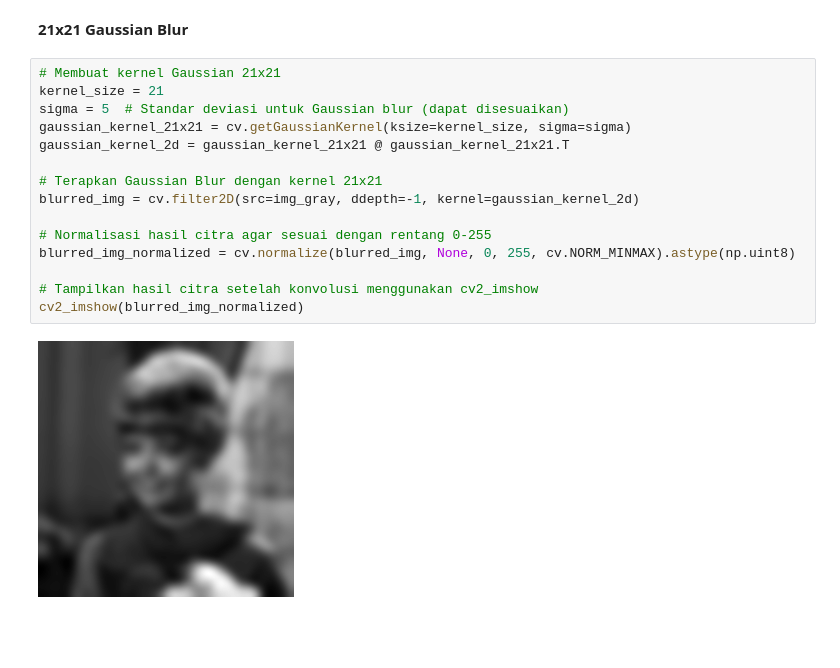
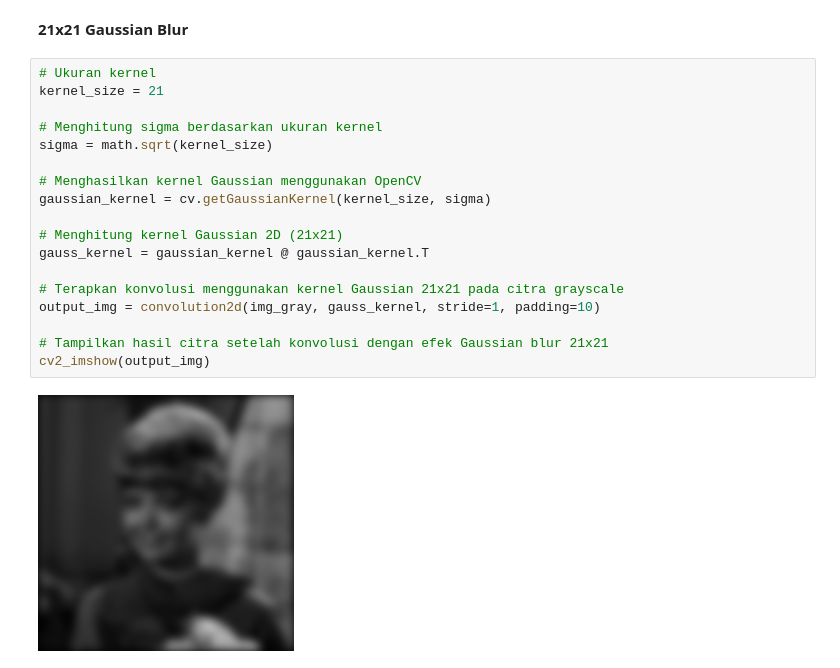
Before and after one commit to satriaabraarr/PCVK_Ganjil_2024, a Jupyter notebook: Modul7.ipynb, the cells around one changed output. Cells and saved outputs as stored; diff of their text form; blank space fills up the shorter version.

```diff
--- a/Modul7.ipynb
+++ b/Modul7.ipynb
@@ -152,20 +152,23 @@ cv2_imshow(output_img)
 [figure]
 # %% [markdown]
 **21x21 Gaussian Blur**
-# %%
-# Membuat kernel Gaussian 21x21
-kernel_size = 21
-sigma = 5  # Standar deviasi untuk Gaussian blur (dapat disesuaikan)
-gaussian_kernel_21x21 = cv.getGaussianKernel(ksize=kernel_size, sigma=sigma)
-gaussian_kernel_2d = gaussian_kernel_21x21 @ gaussian_kernel_21x21.T
-
-# Terapkan Gaussian Blur dengan kernel 21x21
-blurred_img = cv.filter2D(src=img_gray, ddepth=-1, kernel=gaussian_kernel_2d)
-
-# Normalisasi hasil citra agar sesuai dengan rentang 0-255
-blurred_img_normalized = cv.normalize(blurred_img, None, 0, 255, cv.NORM_MINMAX).astype(np.uint8)
-
-# Tampilkan hasil citra setelah konvolusi menggunakan cv2_imshow
-cv2_imshow(blurred_img_normalized)
-# %% [output]
-[figure, removed]
+# %%
+# Ukuran kernel
+kernel_size = 21
+
+# Menghitung sigma berdasarkan ukuran kernel
+sigma = math.sqrt(kernel_size)
+
+# Menghasilkan kernel Gaussian menggunakan OpenCV
+gaussian_kernel = cv.getGaussianKernel(kernel_size, sigma)
+
+# Menghitung kernel Gaussian 2D (21x21)
+gauss_kernel = gaussian_kernel @ gaussian_kernel.T
+
+# Terapkan konvolusi menggunakan kernel Gaussian 21x21 pada citra grayscale
+output_img = convolution2d(img_gray, gauss_kernel, stride=1, padding=10)
+
+# Tampilkan hasil citra setelah konvolusi dengan efek Gaussian blur 21x21
+cv2_imshow(output_img)
+# %% [output]
+[figure, added]
```
